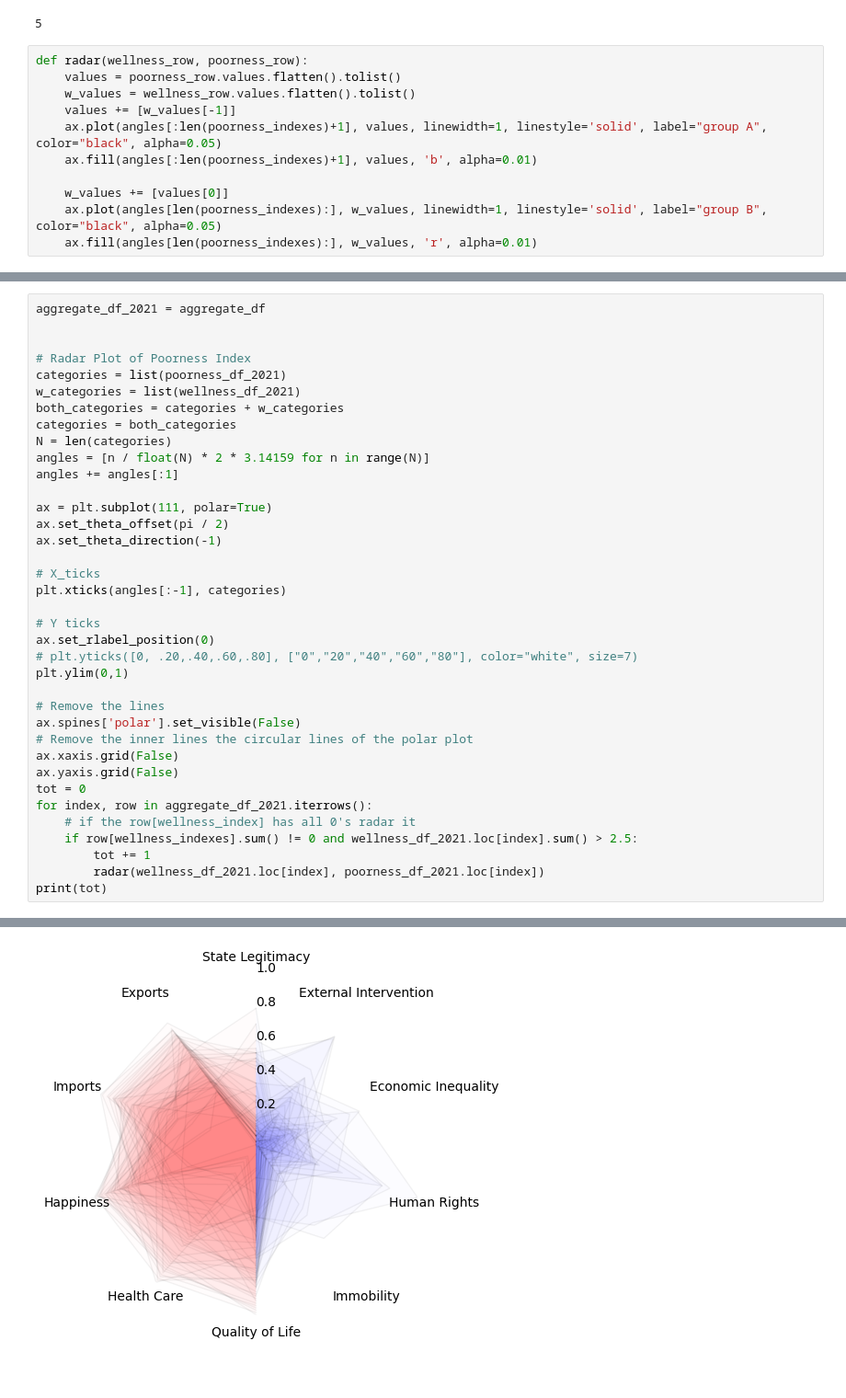
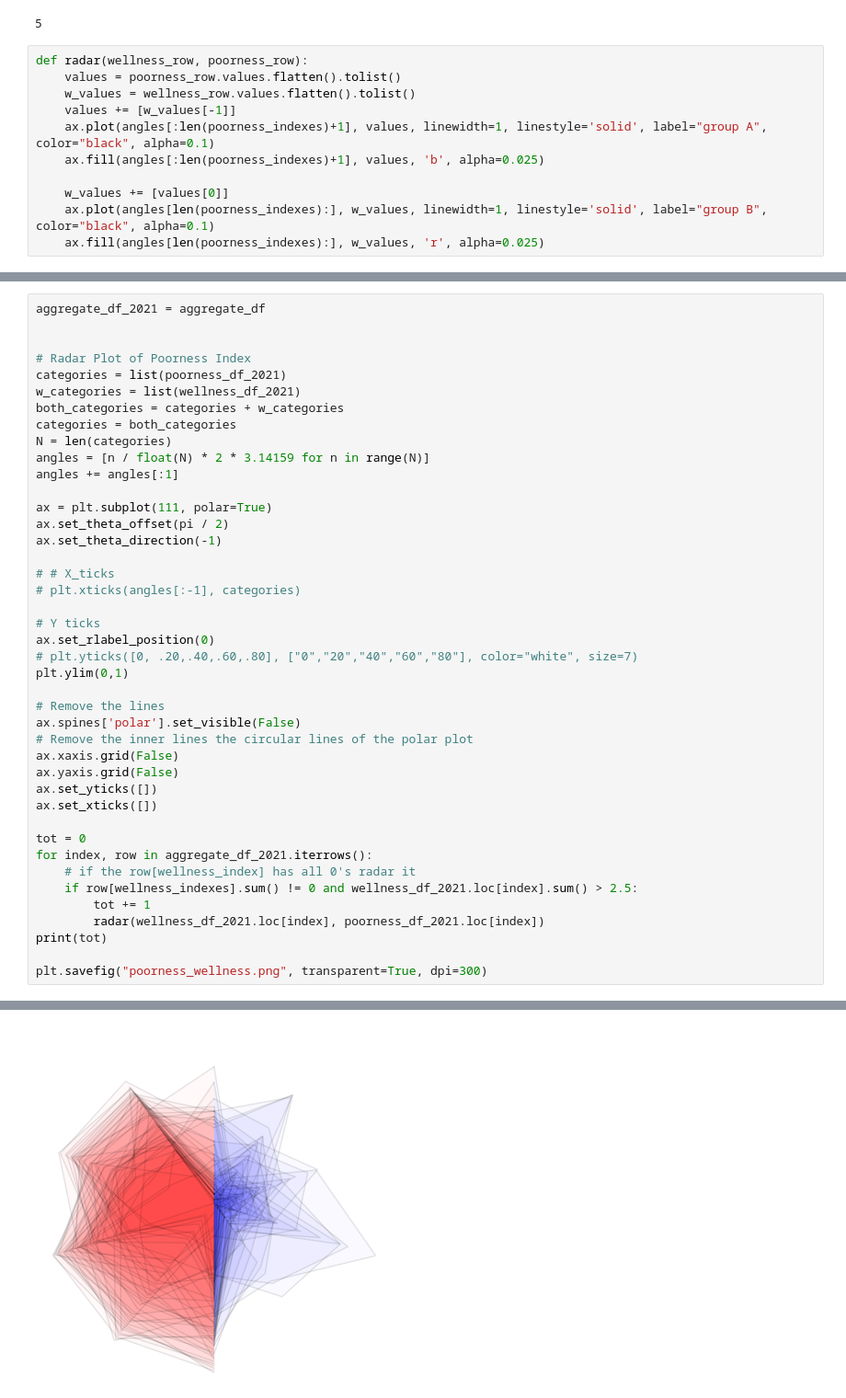
Before and after one commit to You-Gao/Kaggle, a Jupyter notebook: Exploratory Data Analysis/SARC 5400 Final Project EDA/data/static.ipynb, the cells around one changed output, grey strips where cells are left out. Shown at 92% size. Cells and saved outputs as stored; diff of their text form; blank space fills up the shorter version.

```diff
--- a/Exploratory Data Analysis/SARC 5400 Final Project EDA/data/static.ipynb
+++ b/Exploratory Data Analysis/SARC 5400 Final Project EDA/data/static.ipynb
@@ -207,12 +207,12 @@ def radar(wellness_row, poorness_row):
     values = poorness_row.values.flatten().tolist()
     w_values = wellness_row.values.flatten().tolist()
     values += [w_values[-1]]
-    ax.plot(angles[:len(poorness_indexes)+1], values, linewidth=1, linestyle='solid', label="group A", color="black", alpha=0.05)
-    ax.fill(angles[:len(poorness_indexes)+1], values, 'b', alpha=0.01)
+    ax.plot(angles[:len(poorness_indexes)+1], values, linewidth=1, linestyle='solid', label="group A", color="black", alpha=0.1)
+    ax.fill(angles[:len(poorness_indexes)+1], values, 'b', alpha=0.025)
 
     w_values += [values[0]]
-    ax.plot(angles[len(poorness_indexes):], w_values, linewidth=1, linestyle='solid', label="group B", color="black", alpha=0.05)
-    ax.fill(angles[len(poorness_indexes):], w_values, 'r', alpha=0.01)
+    ax.plot(angles[len(poorness_indexes):], w_values, linewidth=1, linestyle='solid', label="group B", color="black", alpha=0.1)
+    ax.fill(angles[len(poorness_indexes):], w_values, 'r', alpha=0.025)
 # %%
 aggregate_df_2021 = aggregate_df
 
@@ -262,36 +267,41 @@ w_categories = list(wellness_df_2021)
 both_categories = categories + w_categories
 categories = both_categories
 N = len(categories)
 angles = [n / float(N) * 2 * 3.14159 for n in range(N)]
 angles += angles[:1]
 
 ax = plt.subplot(111, polar=True)
 ax.set_theta_offset(pi / 2)
 ax.set_theta_direction(-1)
 
-# X_ticks
-plt.xticks(angles[:-1], categories)
+# # X_ticks
+# plt.xticks(angles[:-1], categories)
 
 # Y ticks
 ax.set_rlabel_position(0)
 # plt.yticks([0, .20,.40,.60,.80], ["0","20","40","60","80"], color="white", size=7)
 plt.ylim(0,1)
 
 # Remove the lines
 ax.spines['polar'].set_visible(False)
 # Remove the inner lines the circular lines of the polar plot
 ax.xaxis.grid(False)
 ax.yaxis.grid(False)
+ax.set_yticks([])
+ax.set_xticks([])
+
 tot = 0
 for index, row in aggregate_df_2021.iterrows():
     # if the row[wellness_index] has all 0's radar it
     if row[wellness_indexes].sum() != 0 and wellness_df_2021.loc[index].sum() > 2.5:
         tot += 1
         radar(wellness_df_2021.loc[index], poorness_df_2021.loc[index])
 print(tot)
+
+plt.savefig("poorness_wellness.png", transparent=True, dpi=300)
 # %% [output]
 46
-[figure, old version]
+[figure, new version]
 # %%
 aggregate_df_2021
 
```
Also changed, not shown: parts of 2 cells of this notebook, 3 other files.
